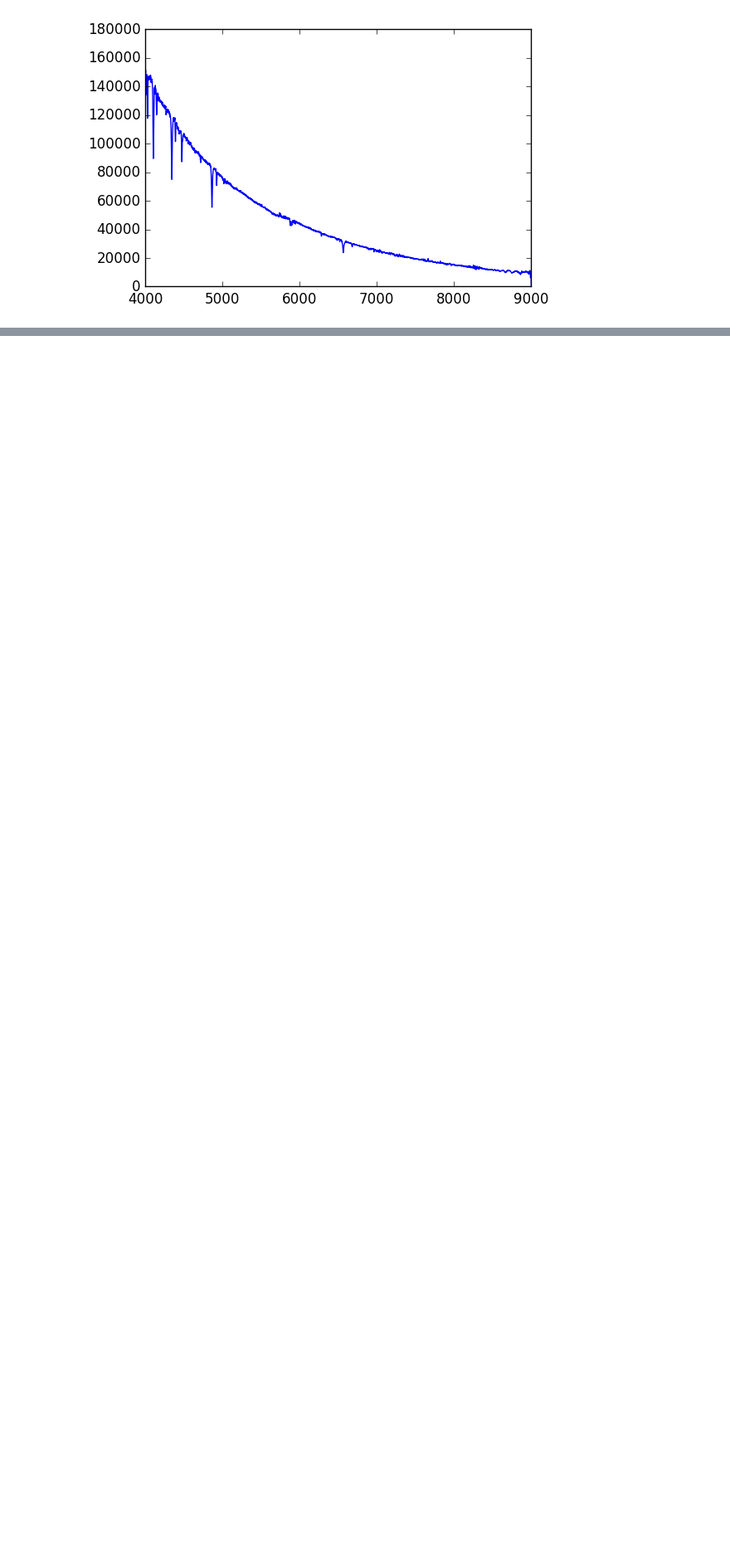
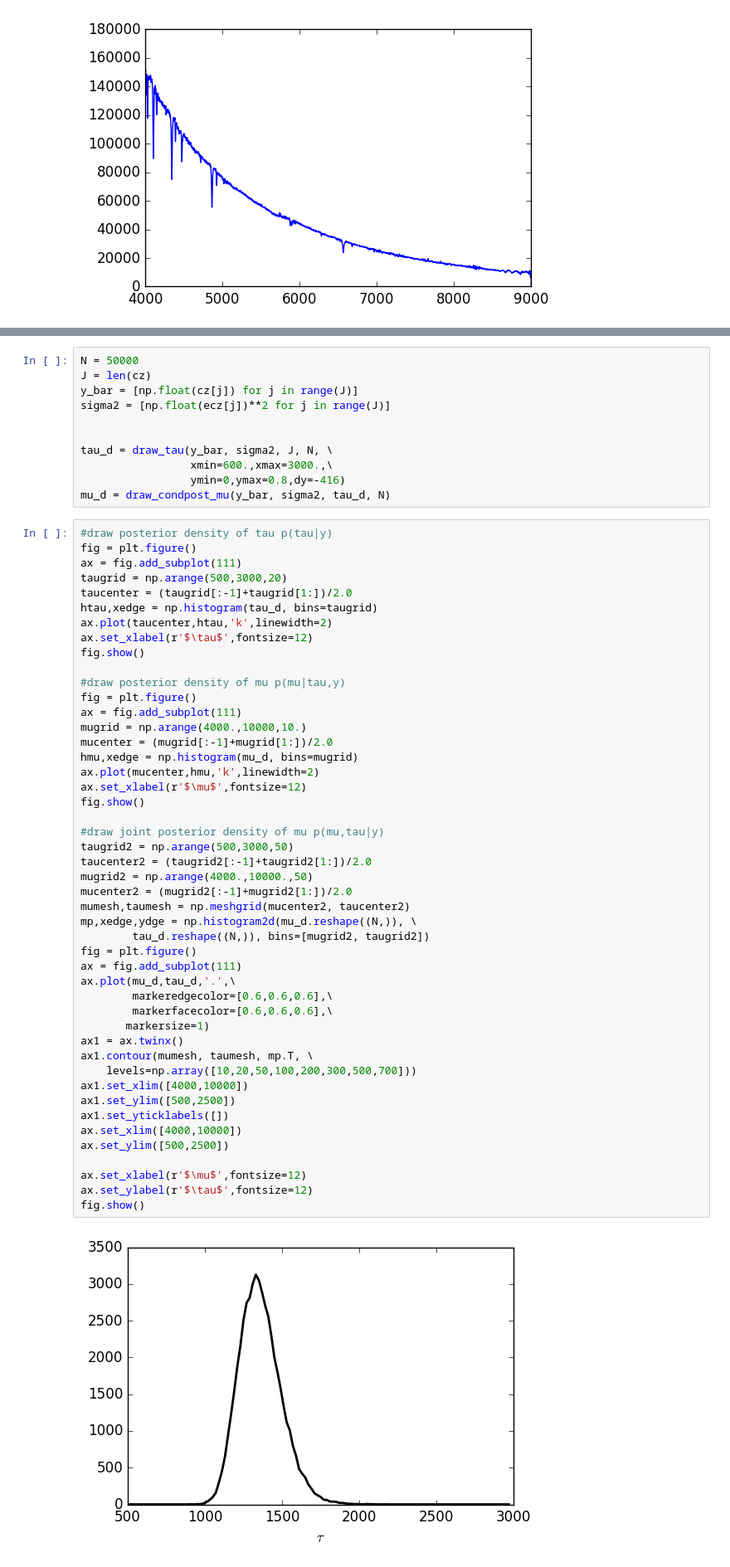
Before and after one commit to liuchaonaoc/Astrostatistics_old2, a Jupyter notebook: HierarchicalModel.ipynb, the cells around one changed output, grey strips where cells are left out. Shown at 83% size. Drawn from its saved outputs; the diff is of its cells as text; blank space fills up the shorter version.

```diff
--- a/HierarchicalModel.ipynb
+++ b/HierarchicalModel.ipynb
@@ -700,0 +727,60 @@ print mumesh
+# %%
+N = 50000
+J = len(cz)
+y_bar = [np.float(cz[j]) for j in range(J)]
+sigma2 = [np.float(ecz[j])**2 for j in range(J)]
+
+
+tau_d = draw_tau(y_bar, sigma2, J, N, \
+                 xmin=600.,xmax=3000.,\
+                 ymin=0,ymax=0.8,dy=-416)
+mu_d = draw_condpost_mu(y_bar, sigma2, tau_d, N)
+# %%
+#draw posterior density of tau p(tau|y)
+fig = plt.figure()
+ax = fig.add_subplot(111)
+taugrid = np.arange(500,3000,20)
+taucenter = (taugrid[:-1]+taugrid[1:])/2.0
+htau,xedge = np.histogram(tau_d, bins=taugrid)
+ax.plot(taucenter,htau,'k',linewidth=2)
+ax.set_xlabel(r'$\tau$',fontsize=12)
+fig.show()
+
+#draw posterior density of mu p(mu|tau,y)
+fig = plt.figure()
+ax = fig.add_subplot(111)
+mugrid = np.arange(4000.,10000,10.)
+mucenter = (mugrid[:-1]+mugrid[1:])/2.0
+hmu,xedge = np.histogram(mu_d, bins=mugrid)
+ax.plot(mucenter,hmu,'k',linewidth=2)
+ax.set_xlabel(r'$\mu$',fontsize=12)
+fig.show()
+
+#draw joint posterior density of mu p(mu,tau|y)
+taugrid2 = np.arange(500,3000,50)
+taucenter2 = (taugrid2[:-1]+taugrid2[1:])/2.0
+mugrid2 = np.arange(4000.,10000.,50)
+mucenter2 = (mugrid2[:-1]+mugrid2[1:])/2.0
+mumesh,taumesh = np.meshgrid(mucenter2, taucenter2)
+mp,xedge,ydge = np.histogram2d(mu_d.reshape((N,)), \
+        tau_d.reshape((N,)), bins=[mugrid2, taugrid2])
+fig = plt.figure()
+ax = fig.add_subplot(111)
+ax.plot(mu_d,tau_d,'.',\
+        markeredgecolor=[0.6,0.6,0.6],\
+        markerfacecolor=[0.6,0.6,0.6],\
+       markersize=1)
+ax1 = ax.twinx()
+ax1.contour(mumesh, taumesh, mp.T, \
+    levels=np.array([10,20,50,100,200,300,500,700]))
+ax1.set_xlim([4000,10000])
+ax1.set_ylim([500,2500])
+ax1.set_yticklabels([])
+ax.set_xlim([4000,10000])
+ax.set_ylim([500,2500])
+
+ax.set_xlabel(r'$\mu$',fontsize=12)
+ax.set_ylabel(r'$\tau$',fontsize=12)
+fig.show()
+# %% [output]
+[figure, added]
```
Also changed, not shown: parts of 19 cells of this notebook.
